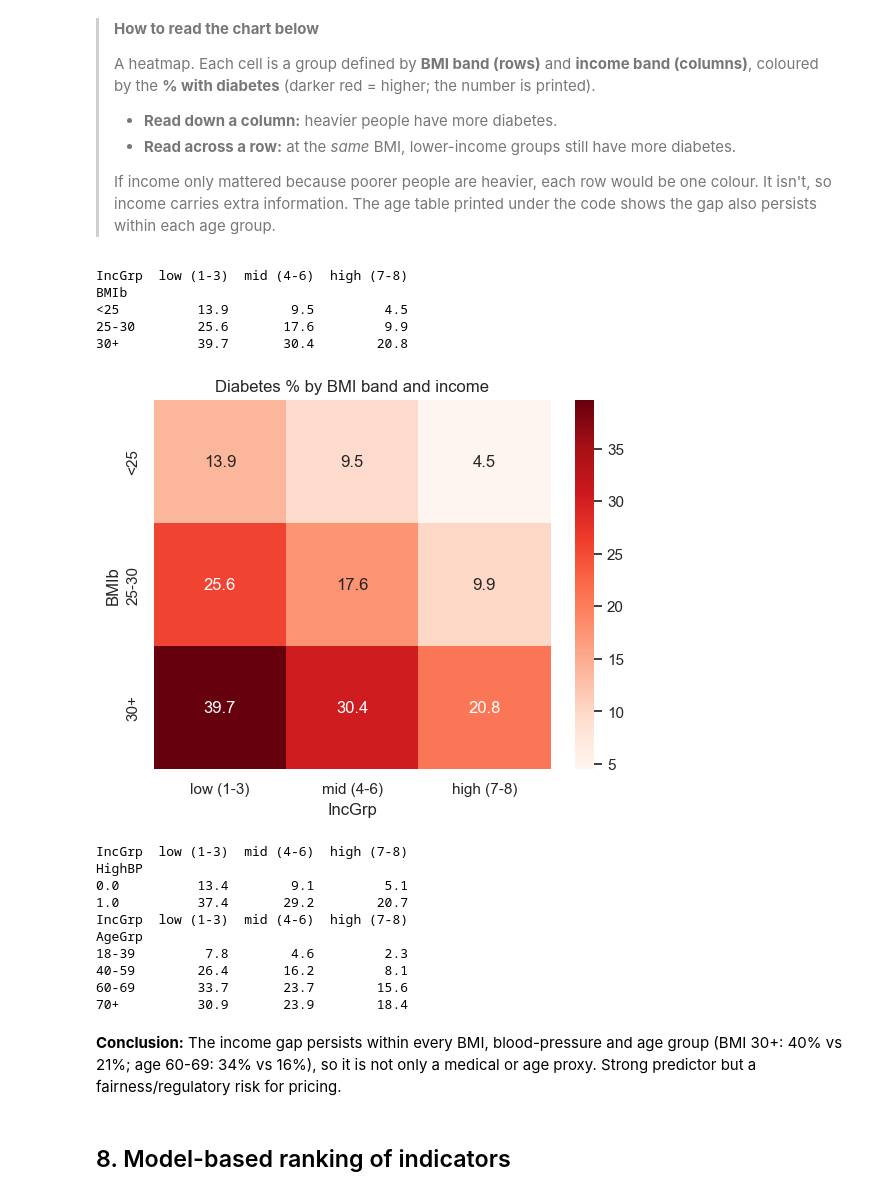
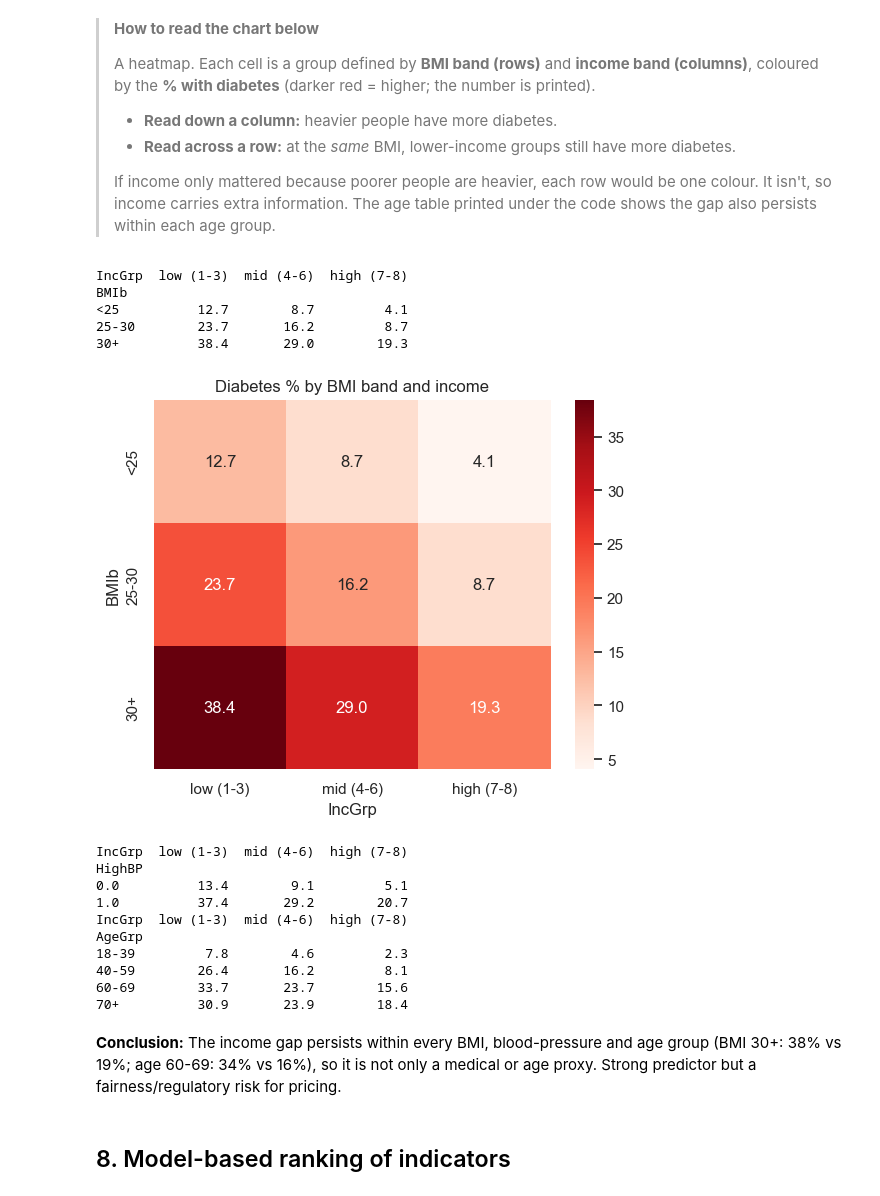
Before and after one commit to jiehengchin/ML-for-biz, a Jupyter notebook: EDA.ipynb, the cells around one changed output. Drawn from its saved outputs; the diff is of its cells as text; code cells hidden in the pictures.

```diff
--- a/EDA.ipynb
+++ b/EDA.ipynb
@@ -110,7 +110,7 @@ lab = {
  'GenHlth': {1:'1 Excellent',2:'2 Very good',3:'3 Good',4:'4 Fair',5:'5 Poor'},
  'Income': {1:'<10k',2:'10-15k',3:'15-20k',4:'20-25k',5:'25-35k',6:'35-50k',7:'50-75k',8:'75k+'},
  'Education': {1:'None/K',2:'Elementary',3:'Some HS',4:'HS grad',5:'Some college',6:'College grad'}}
-df['BMI band'] = pd.cut(df.BMI, [0,18.5,25,30,35,100], labels=['<18.5','18.5-25','25-30','30-35','>35'])
+df['BMI band'] = pd.cut(df.BMI, [0,18.5,25,30,35,100], right=False, labels=['<18.5','18.5-25','25-30','30-35','35+'])  # right=False: BMI 30 counts as obese
 fig, axs = plt.subplots(2,3, figsize=(17,9))
 for ax, c in zip(axs.flat, ['BMI band','Age','GenHlth','Income','Education']):
     r = df.groupby(c, observed=True).y.mean()
@@ -233,20 +233,20 @@ flags>=5: flags 4% of people, catches 14% of diabetics, precision 54%
 >
 > If income only mattered because poorer people are heavier, each row would be one colour. It isn't, so income carries extra information. The age table printed under the code shows the gap also persists within each age group.
 # %%
-df['BMIb']=pd.cut(df.BMI,[0,25,30,100],labels=['<25','25-30','30+'])
+df['BMIb']=pd.cut(df.BMI,[0,25,30,100],right=False,labels=['<25','25-30','30+'])
 d2=df.assign(IncGrp=pd.cut(df.Income,[0,3,6,8],labels=['low (1-3)','mid (4-6)','high (7-8)']))
 t=d2.pivot_table(index='BMIb',columns='IncGrp',values='y',aggfunc='mean',observed=True)*100
 print(t.round(1)); sns.heatmap(t,annot=True,fmt='.1f',cmap='Reds'); plt.title('Diabetes % by BMI band and income'); plt.show()
 t=d2.pivot_table(index='HighBP',columns='IncGrp',values='y',aggfunc='mean',observed=True)*100; print(t.round(1))
 d2['AgeGrp']=pd.cut(d2.Age,[0,4,8,10,13],labels=['18-39','40-59','60-69','70+'])
 print(d2.pivot_table(index='AgeGrp',columns='IncGrp',values='y',aggfunc='mean',observed=True).mul(100).round(1))  # age control
 # %% [output]
 IncGrp  low (1-3)  mid (4-6)  high (7-8)
 BMIb
-<25          13.9        9.5         4.5
-25-30        25.6       17.6         9.9
-30+          39.7       30.4        20.8
+<25          12.7        8.7         4.1
+25-30        23.7       16.2         8.7
+30+          38.4       29.0        19.3
-[figure, old version]
+[figure, new version]
 IncGrp  low (1-3)  mid (4-6)  high (7-8)
 HighBP
 0.0          13.4        9.1         5.1
@@ -258,7 +258,7 @@ AgeGrp
 60-69        33.7       23.7        15.6
 70+          30.9       23.9        18.4
 # %% [markdown]
-**Conclusion:** The income gap persists within every BMI, blood-pressure and age group (BMI 30+: 40% vs 21%; age 60-69: 34% vs 16%), so it is not only a medical or age proxy. Strong predictor but a fairness/regulatory risk for pricing.
+**Conclusion:** The income gap persists within every BMI, blood-pressure and age group (BMI 30+: 38% vs 19%; age 60-69: 34% vs 16%), so it is not only a medical or age proxy. Strong predictor but a fairness/regulatory risk for pricing.
 # %% [markdown]
 ## 8. Model-based ranking of indicators
 # %% [markdown]
```
Also changed, not shown: parts of 3 cells of this notebook, 6 other files.
